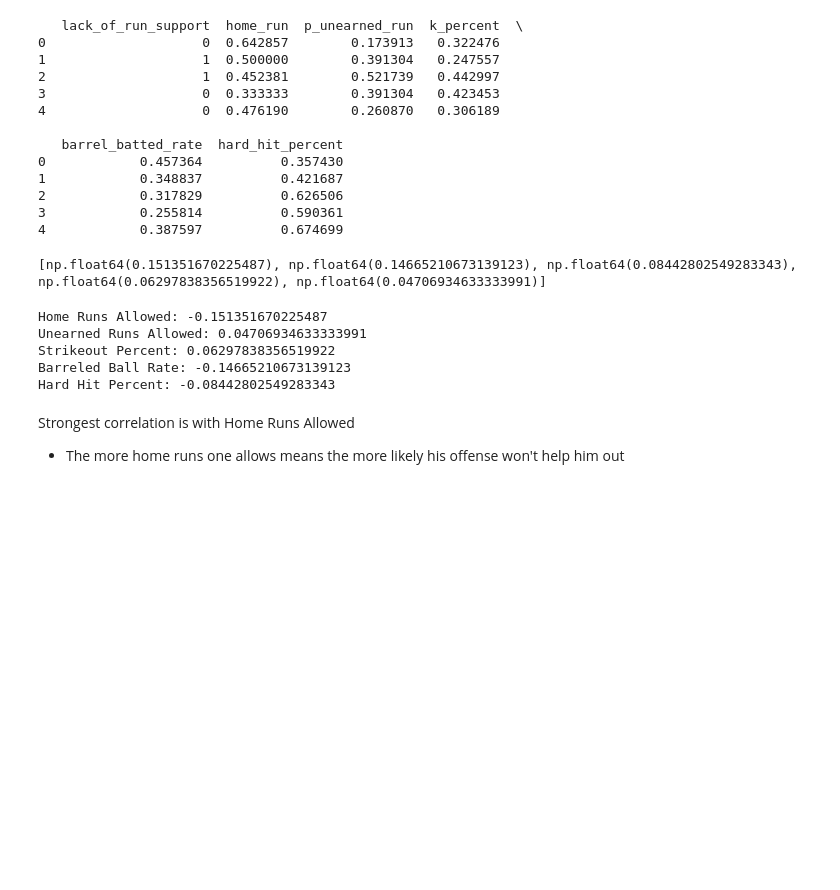
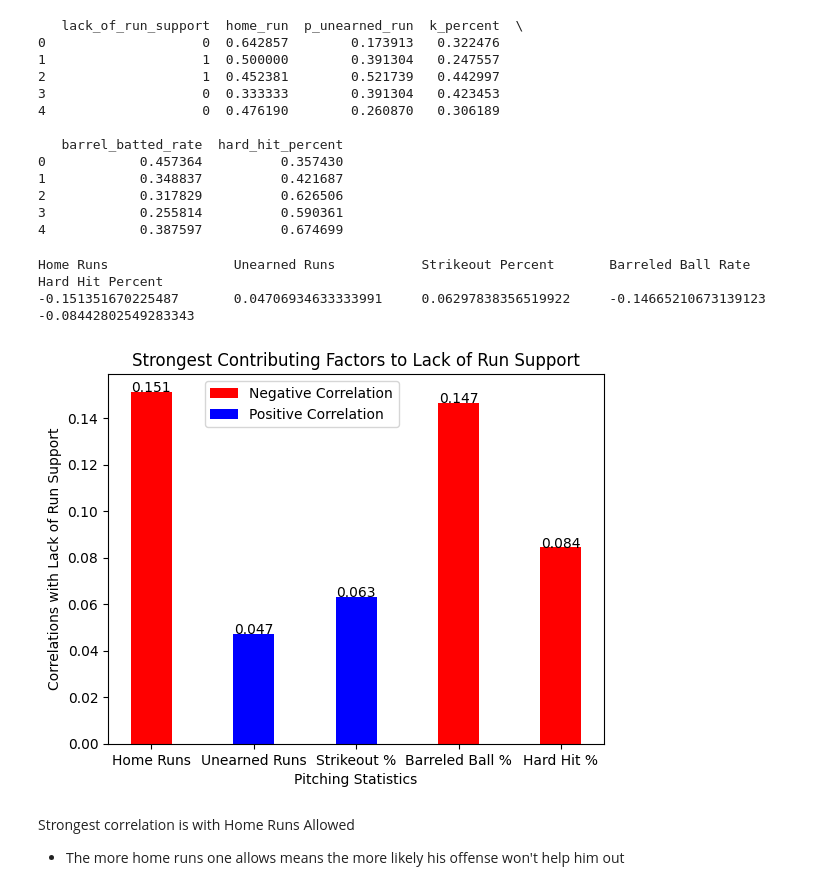
Before and after one commit to Stone-Snevets/MS-CAPSTONE--MLB-Run-Support, a Jupyter notebook: Conclusion.ipynb, the cells around one changed output. Cells and saved outputs as stored; diff of their text form; code cells hidden in the pictures; blank space fills up the shorter version.

Commit message:
Add images

```diff
--- a/Conclusion.ipynb
+++ b/Conclusion.ipynb
@@ -30,37 +31,54 @@ print(df.head())
 3            0.255814          0.590361
 4            0.387597          0.674699
 # %%
-# Create an empty list
-corr_list = []
-
-# Append each correlation to the list
-corr_list.append(abs(df.lack_of_run_support.corr(df.home_run)))
-corr_list.append(abs(df.lack_of_run_support.corr(df.p_unearned_run)))
-corr_list.append(abs(df.lack_of_run_support.corr(df.k_percent)))
-corr_list.append(abs(df.lack_of_run_support.corr(df.barrel_batted_rate)))
-corr_list.append(abs(df.lack_of_run_support.corr(df.hard_hit_percent)))
+# Create correlation variables
+corr_home_run = df.lack_of_run_support.corr(df.home_run)
+corr_unearned_run = df.lack_of_run_support.corr(df.p_unearned_run)
+corr_k_percent = df.lack_of_run_support.corr(df.k_percent)
+corr_barrel = df.lack_of_run_support.corr(df.barrel_batted_rate)
+corr_hard_hit = df.lack_of_run_support.corr(df.hard_hit_percent)
-# %%
-# Sort the list
-#-> reverse=True means the list is sorted in descending order
-corr_list.sort(reverse=True)
-
-# Print the output
-print(corr_list)
-# %% [output]
-[np.float64(0.151351670225487), np.float64(0.14665210673139123), np.float64(0.08442802549283343), np.float64(0.06297838356519922), np.float64(0.04706934633333991)]
-# %%
-# Determine which coefficient has the highest correlation
-print('Home Runs Allowed:', df.lack_of_run_support.corr(df.home_run))
-print('Unearned Runs Allowed:', df.lack_of_run_support.corr(df.p_unearned_run))
-print('Strikeout Percent:', df.lack_of_run_support.corr(df.k_percent))
-print('Barreled Ball Rate:', df.lack_of_run_support.corr(df.barrel_batted_rate))
-print('Hard Hit Percent:', df.lack_of_run_support.corr(df.hard_hit_percent))
-# %% [output]
-Home Runs Allowed: -0.151351670225487
-Unearned Runs Allowed: 0.04706934633333991
-Strikeout Percent: 0.06297838356519922
-Barreled Ball Rate: -0.14665210673139123
-Hard Hit Percent: -0.08442802549283343
+# %%
+print('Home Runs \t\t Unearned Runs \t\t Strikeout Percent \t Barreled Ball Rate \t Hard Hit Percent')
+print(corr_home_run, '\t', corr_unearned_run, '\t', corr_k_percent, '\t', corr_barrel, '\t', corr_hard_hit)
+# %% [output]
+Home Runs                Unearned Runs           Strikeout Percent       Barreled Ball Rate      Hard Hit Percent
+-0.151351670225487       0.04706934633333991     0.06297838356519922     -0.14665210673139123    -0.08442802549283343
+# %%
+# Create graph of correlations
+#-> https://www.geeksforgeeks.org/plotting-multiple-bar-charts-using-matplotlib-in-python/#
+#-> https://matplotlib.org/stable/api/_as_gen/matplotlib.pyplot.bar.html
+
+#-> Create each bar
+plt.bar(1, abs(corr_home_run), color='red')
+plt.bar(3, abs(corr_unearned_run), color='blue')
+plt.bar(5, abs(corr_k_percent), color='blue')
+plt.bar(7, abs(corr_barrel), color='red')
+plt.bar(9, abs(corr_hard_hit), color='red')
+
+#-> Change the labels on the x axis
+plt.xticks(ticks = [1, 3, 5, 7, 9], labels=['Home Runs', 'Unearned Runs', 'Strikeout %', 'Barreled Ball %', 'Hard Hit %'])
+
+#-> Label each bar with it's correlation value
+plt.text(1, abs(corr_home_run), f'{abs(corr_home_run):.3f}', ha='center')
+plt.text(3, abs(corr_unearned_run), f'{abs(corr_unearned_run):.3f}', ha='center')
+plt.text(5, abs(corr_k_percent), f'{abs(corr_k_percent):.3f}', ha='center')
+plt.text(7, abs(corr_barrel), f'{abs(corr_barrel):.3f}', ha='center')
+plt.text(9, abs(corr_hard_hit), f'{abs(corr_hard_hit):.3f}', ha='center')
+
+#-> Label the x and y axis
+plt.xlabel('Pitching Statistics')
+plt.ylabel('Correlations with Lack of Run Support')
+
+#-> Add a legend
+plt.legend(['Negative Correlation', 'Positive Correlation'], loc='upper right', bbox_to_anchor = (0.6, 1))
+
+#-> Add a title
+plt.title('Strongest Contributing Factors to Lack of Run Support')
+
+#-> Show the graph
+plt.show()
+# %% [output]
+[figure, added]
 # %% [markdown]
 Strongest correlation is with Home Runs Allowed
 * The more home runs one allows means the more likely his offense won't help him out
```
Also changed, not shown: parts of 1 cell of this notebook, 18 other files.
